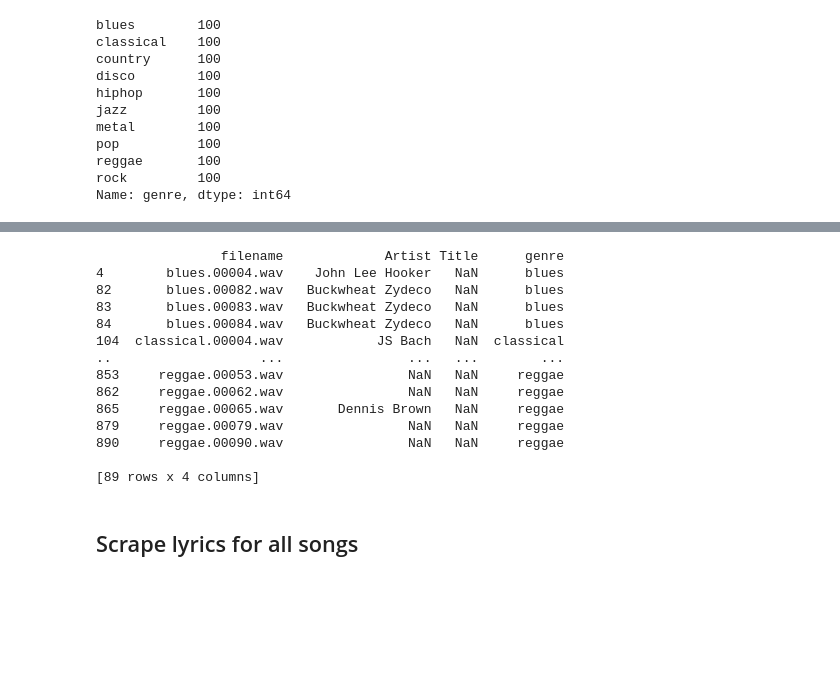
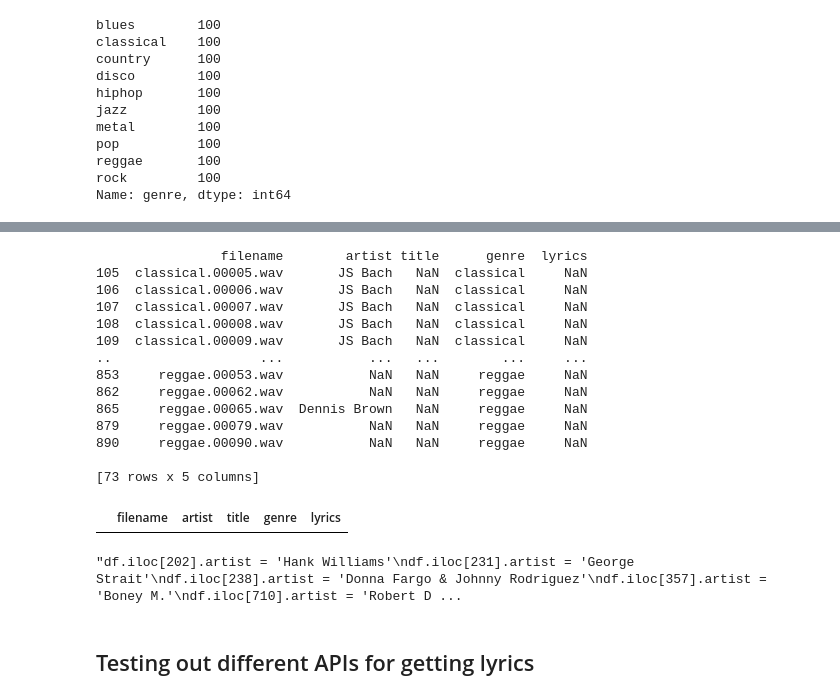
Before and after one commit to lisa-sophia/song-genre-classification, a Jupyter notebook: code/scrape_lyrics_gtzan.ipynb, the cells around one changed output, grey strips where cells are left out. Drawn from its saved outputs; the diff is of its cells as text; code cells hidden in the pictures; blank space fills up the shorter version.

```diff
--- a/code/scrape_lyrics_gtzan.ipynb
+++ b/code/scrape_lyrics_gtzan.ipynb
@@ -95,10 +39,0 @@ no_artist
-# %%
-"""df.iloc[202].Artist = 'Hank Williams'
-df.iloc[231].Artist = 'George Strait'
-df.iloc[238].Artist = 'Donna Fargo & Johnny Rodriguez'
-df.iloc[357].Artist = 'Boney M.'
-df.iloc[710].Artist = 'Robert Downey Jr.'
-df.iloc[710].Title = 'Every Breath You Take'
-df.iloc[714].Artist = 'The Police'
-df.iloc[714].Title = 'Every Breath You Take'
-df.iloc[783].Artist = 'Madonna'"""
@@ -123,25 +40,38 @@ df[df['Artist'].isna()]
 # %%
-print(df[df['Title'].isna()])
-indices = df[df['Title'].isna()].index.sort_values(ascending=False)
+print(df[df['title'].isna()])
+indices = df[df['title'].isna()].index.sort_values(ascending=False)
 
 for i in indices:
   df.drop(index=i, inplace=True)
 
-print(df[df['Title'].isna()])
+df[df['title'].isna()]
 # %% [output]
-                filename             Artist Title      genre
-4        blues.00004.wav    John Lee Hooker   NaN      blues
-82       blues.00082.wav   Buckwheat Zydeco   NaN      blues
-83       blues.00083.wav   Buckwheat Zydeco   NaN      blues
-84       blues.00084.wav   Buckwheat Zydeco   NaN      blues
-104  classical.00004.wav            JS Bach   NaN  classical
-..                   ...                ...   ...        ...
-853     reggae.00053.wav                NaN   NaN     reggae
-862     reggae.00062.wav                NaN   NaN     reggae
-865     reggae.00065.wav       Dennis Brown   NaN     reggae
-879     reggae.00079.wav                NaN   NaN     reggae
-890     reggae.00090.wav                NaN   NaN     reggae
+                filename        artist title      genre  lyrics
+105  classical.00005.wav       JS Bach   NaN  classical     NaN
+106  classical.00006.wav       JS Bach   NaN  classical     NaN
+107  classical.00007.wav       JS Bach   NaN  classical     NaN
+108  classical.00008.wav       JS Bach   NaN  classical     NaN
+109  classical.00009.wav       JS Bach   NaN  classical     NaN
+..                   ...           ...   ...        ...     ...
+853     reggae.00053.wav           NaN   NaN     reggae     NaN
+862     reggae.00062.wav           NaN   NaN     reggae     NaN
+865     reggae.00065.wav  Dennis Brown   NaN     reggae     NaN
+879     reggae.00079.wav           NaN   NaN     reggae     NaN
+890     reggae.00090.wav           NaN   NaN     reggae     NaN
 
-[89 rows x 4 columns]
+[73 rows x 5 columns]
+|  | filename | artist | title | genre | lyrics |
+# %%
+"""df.iloc[202].artist = 'Hank Williams'
+df.iloc[231].artist = 'George Strait'
+df.iloc[238].artist = 'Donna Fargo & Johnny Rodriguez'
+df.iloc[357].artist = 'Boney M.'
+df.iloc[710].artist = 'Robert Downey Jr.'
+df.iloc[710].title = 'Every Breath You Take'
+df.iloc[714].artist = 'The Police'
+df.iloc[714].title = 'Every Breath You Take'
+df.iloc[783].artist = 'Madonna'"""
+# %% [output]
+"df.iloc[202].artist = 'Hank Williams'\ndf.iloc[231].artist = 'George Strait'\ndf.iloc[238].artist = 'Donna Fargo & Johnny Rodriguez'\ndf.iloc[357].artist = 'Boney M.'\ndf.iloc[710].artist = 'Robert D ...
 # %% [markdown]
-## Scrape lyrics for all songs
+## Testing out different APIs for getting lyrics
```
Also changed, not shown: parts of 17 cells of this notebook, 2 other files.
